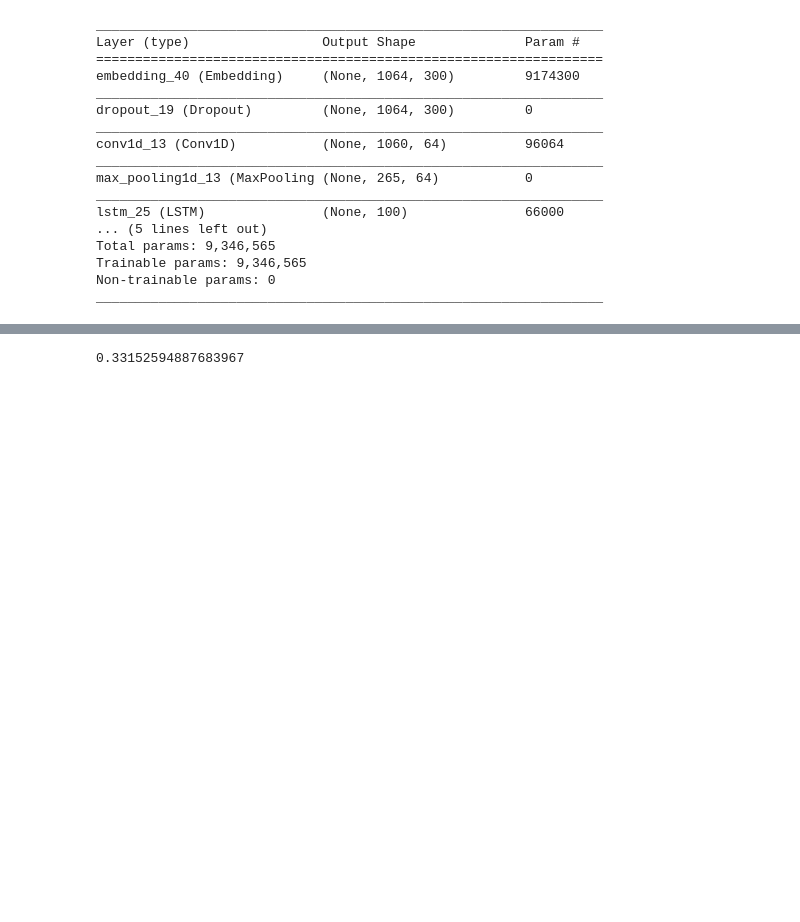
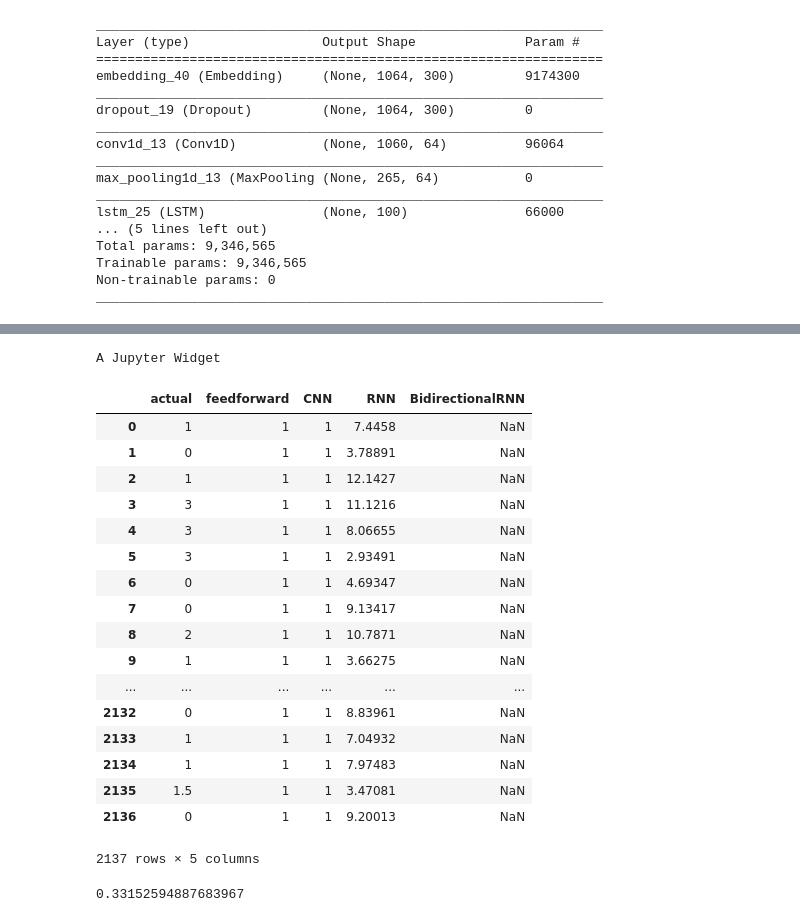
Before and after one commit to pkurapati/W266-NLP-Project, a Jupyter notebook: Nishant/EDA_Nishant.ipynb, the cells around one changed output, grey strips where cells are left out. Saved outputs shown, nothing was run; the diff lists cells and outputs as text; code cells hidden in the pictures; blank space fills up the shorter version.

Commit message:
adding all prediction code to date for review by Beau and Pavan on 11.18

```diff
--- a/Nishant/EDA_Nishant.ipynb
+++ b/Nishant/EDA_Nishant.ipynb
@@ -265,7 +265,7 @@ def feedforward_NN():
 
 def RNN():
     model_rnn = Sequential()
-    model_rnn.add(tf.keras.layers.Embedding(max_words_class,50,input_length=max_len_class))
+    model_rnn.add(tf.keras.layers.Embedding(max_words_class,200,input_length=max_len_class))
     model_rnn.add(tf.keras.layers.LSTM(10))
     model_rnn.add(tf.keras.layers.Dense(1,name='out_layer'))
     model_rnn.compile(optimizer=tf.train.AdamOptimizer(),loss='mse',metrics=['accuracy'])
@@ -323,4 +365,4 @@ from keras.optimizers import RMSprop
 
 model = RNN()
 model.summary()
-model.compile(loss='mse',optimizer=RMSprop(),metrics=['accuracy'])
+model.compile(loss='mse',optimizer='adam',metrics=['accuracy'])
@@ -327,15 +383,38 @@ model.compile(loss='mse',optimizer=RMSprop(),metrics=['accuracy'])
 # %%
-model.fit(sequences_matrix,train_sa_y, batch_size = 100, epochs=100, validation_split=0.2)
+model.fit(sequences_matrix_class,train_sa_y_class, batch_size = 100, epochs=100, validation_split=0.2)
 # %%
 #merge regression predictions
 from tqdm import tqdm_notebook
-scoringFrame = pd.DataFrame(columns=['actual','feedforward','CNN','RNN','BidirectionalRNN'],index=range(0,len(test_sa_y)))
+scoringFrame = pd.DataFrame(columns=['actual','feedforward','CNN','RNN','BidirectionalRNN'],index=range(0,len(test_sa_y_class)))
 for i in tqdm_notebook(scoringFrame.index):
     scoringFrame.loc[i, 'actual'] = test_sa_y[i]
-    scoringFrame.loc[i, 'feedforward'] = feedforward.predict(sequences_test_matrix[i].reshape(1,325))[0][0]
-    scoringFrame.loc[i, 'CNN'] = CNN_model.predict(sequences_test_matrix[i].reshape(1,325))[0][0]
-    scoringFrame.loc[i, 'RNN'] = model.predict(sequences_test_matrix[i].reshape(1,325))[0][0]
+    scoringFrame.loc[i, 'feedforward'] = feedforward.predict(sequences_test_matrix_class[i].reshape(1,1064))[0][0]
+    scoringFrame.loc[i, 'CNN'] = CNN_model.predict(sequences_test_matrix_class[i].reshape(1,1064))[0][0]
+    scoringFrame.loc[i, 'RNN'] = model.predict(sequences_test_matrix_class[i].reshape(1,1064))[0][0]
     #scoringFrame.loc[i, 'BidirectionalRNN'] = bidirectional_model.predict(sequences_test_matrix[i].reshape(1,325))[0][0]
+# %% [output]
+A Jupyter Widget
+# %%
+scoringFrame
+# %% [output]
+|  | actual | feedforward | CNN | RNN | BidirectionalRNN |
+| 0 | 1 | 1 | 1 | 7.4458 | NaN |
+| 1 | 0 | 1 | 1 | 3.78891 | NaN |
+| 2 | 1 | 1 | 1 | 12.1427 | NaN |
+| 3 | 3 | 1 | 1 | 11.1216 | NaN |
+| 4 | 3 | 1 | 1 | 8.06655 | NaN |
+| 5 | 3 | 1 | 1 | 2.93491 | NaN |
+| 6 | 0 | 1 | 1 | 4.69347 | NaN |
+| 7 | 0 | 1 | 1 | 9.13417 | NaN |
+| 8 | 2 | 1 | 1 | 10.7871 | NaN |
+| 9 | 1 | 1 | 1 | 3.66275 | NaN |
+| ... | ... | ... | ... | ... | ... |
+| 2132 | 0 | 1 | 1 | 8.83961 | NaN |
+| 2133 | 1 | 1 | 1 | 7.04932 | NaN |
+| 2134 | 1 | 1 | 1 | 7.97483 | NaN |
+| 2135 | 1.5 | 1 | 1 | 3.47081 | NaN |
+| 2136 | 0 | 1 | 1 | 9.20013 | NaN |
+2137 rows × 5 columns
 # %%
 #RMSE is one possible eval score
 def RMSE(actual, predict):
```
Also changed, not shown: parts of 67 cells of this notebook.
